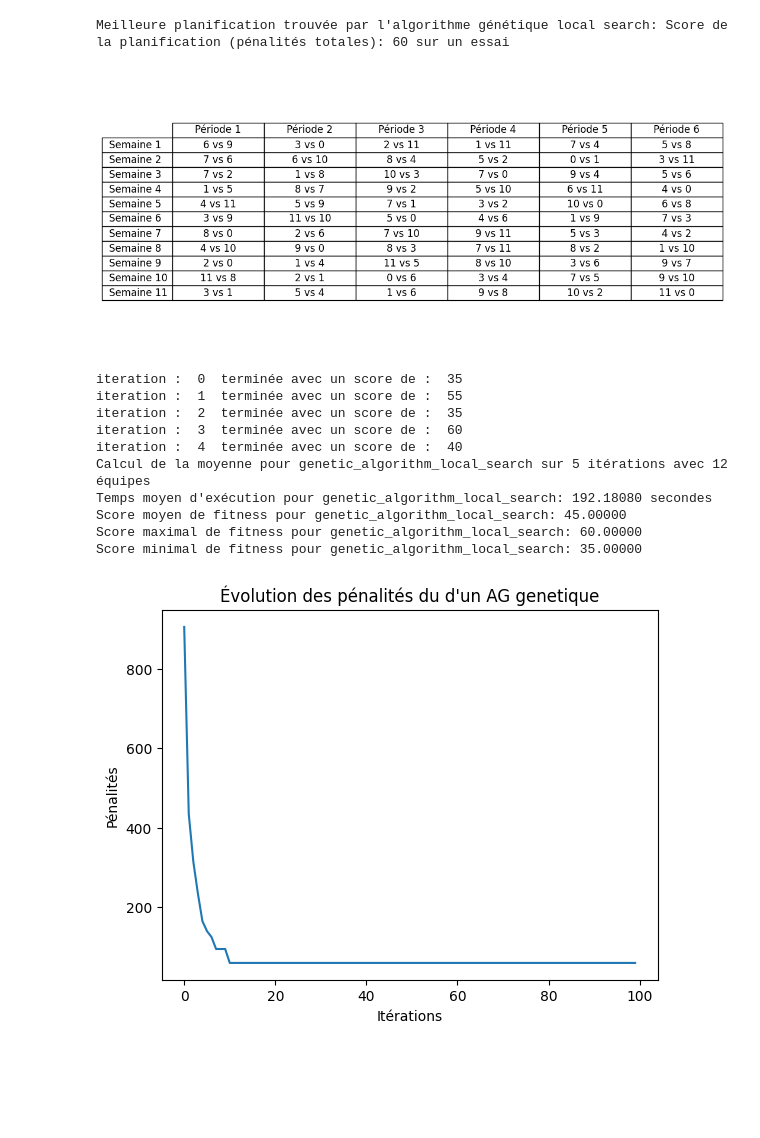
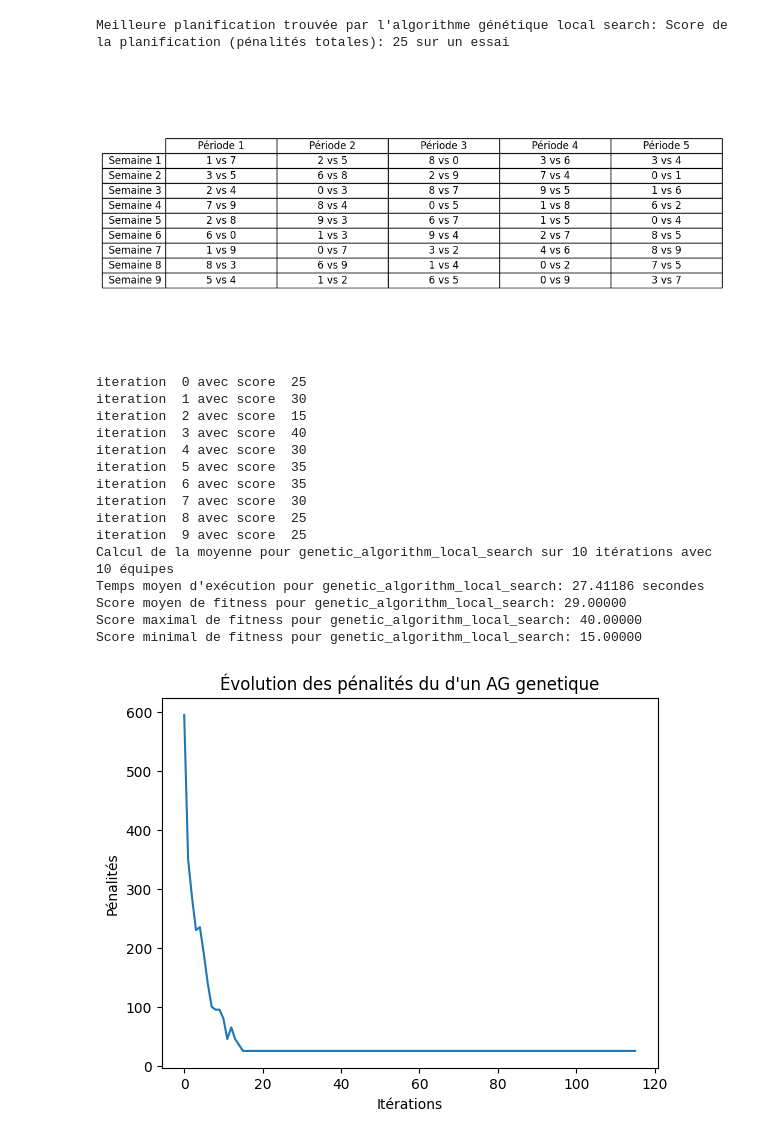
Before and after one commit to LandOS973/matheuristique, a Jupyter notebook: matheuristique.ipynb, the cells around one changed output. Saved outputs shown, nothing was run; the diff lists cells and outputs as text; code cells hidden in the pictures; blank space fills up the shorter version.

```diff
--- a/matheuristique.ipynb
+++ b/matheuristique.ipynb
@@ -213,7 +207,9 @@ Exemple de planification pour la recherche locale a partir d'un glouton : Score
     # Recuit simulé
     scheduleSimulatedAnnealing, penaltySimulatedAnnealing, penalty_history = simulated_annealing.simulated_annealing(scheduleRandom, num_teams, max_iterations=20000, initial_temp=200, cooling_rate=0.99, verbose=False)
     print("\n")
-    tableau_recap.append(mean_score('simulated_annealing_random', it=30))
+    tableau_recap.append(mean_score('simulated_annealing_random', it=30, num_teams=10))
+    mean_score('simulated_annealing_random', it=30, num_teams=10)
+    mean_score('simulated_annealing_random', it=30, num_teams=8)
     print(f"Exemple de planification pour le recuit simulé a partir d'un random : Score de la planification (pénalités totales): {penaltySimulatedAnnealing}")
     print_schedule(scheduleSimulatedAnnealing)
     iterations = [entry[0] for entry in penalty_history]
@@ -240,7 +244,7 @@ Exemple de planification pour le recuit simulé a partir d'un random : Score de
     # Recuit simulé
     scheduleSimulatedAnnealing, penaltySimulatedAnnealing, penalty_history = simulated_annealing.simulated_annealing(scheduleGlouton, num_teams, max_iterations=20000, initial_temp=200, cooling_rate=0.99, verbose=False)
     print("\n")
-    tableau_recap.append(mean_score('simulated_annealing_glouton', it=30))
+    #tableau_recap.append(mean_score('simulated_annealing_glouton', it=30))
     print(f"Exemple de planification pour le recuit simulé a partir d'un glouton : Score de la planification (pénalités totales): {penaltySimulatedAnnealing}")
     print_schedule(scheduleSimulatedAnnealing)
     iterations = [entry[0] for entry in penalty_history]
@@ -270,7 +266,8 @@ scheduleRandom = random_schedule.random_round_robin_schedule(num_teams)
 scheduleTabou, penaltyTabou, penalty_history = tabou.tabou_search(scheduleRandom, num_teams, max_iterations=30000, verbose=False)
 print("\n")
 
-tableau_recap.append(mean_score('tabou', it=50))
+tableau_recap.append(mean_score('tabou', it=50, num_teams=10))
+
 print(f"Exemple de planification pour la recherche tabou a partir d'un random : Score de la planification (pénalités totales): {penaltyTabou}")
 print_schedule(scheduleTabou)
 iterations = [entry[0] for entry in penalty_history]
@@ -304,7 +301,7 @@ best_schedule, best_penalty, penalty_history = AGSimple.genetic_algorithm(pop_si
 print(f"Meilleure planification trouvée par l'algorithme génétique simple: Score de la planification (pénalités totales): {best_penalty} sur un essai")
 print_schedule(best_schedule)
 
-tableau_recap.append(mean_score('genetic_algorithm_simple', it=30))
+tableau_recap.append(mean_score('genetic_algorithm_simple', it=30, num_teams=10))
 #plot the penalties
 iterations = [entry[0] for entry in penalty_history]
 penalties = [entry[1] for entry in penalty_history]
@@ -326,41 +323,46 @@ Score minimal de fitness pour genetic_algorithm_simple: 335.00000
 # %%
 # Example parameters
 pop_size = 100  # Size of the population
-max_generations = 100  # Number of generations to run
+max_generations = 200  # Number of generations to run
 
 # Run the genetic algorithm
 best_schedule, best_penalty, penalty_history = AGlocalsearch.genetic_algorithm(pop_size, num_teams, max_generations)
 
 # Print the best schedule found
 print(f"Meilleure planification trouvée par l'algorithme génétique local search: Score de la planification (pénalités totales): {best_penalty} sur un essai")
 print_schedule(best_schedule)
 
 
-tableau_recap.append(mean_score('genetic_algorithm_local_search', it=5))
+tableau_recap.append(mean_score('genetic_algorithm_local_search', it=10, num_teams=10))
 
 #plot the penalties
 iterations = [entry[0] for entry in penalty_history]
 penalties = [entry[1] for entry in penalty_history]
 
 plt.plot(iterations, penalties)
 plt.xlabel('Itérations')
 plt.ylabel('Pénalités')
 plt.title('Évolution des pénalités du d\'un AG genetique')
 plt.show()
 # %% [output]
-Meilleure planification trouvée par l'algorithme génétique local search: Score de la planification (pénalités totales): 60 sur un essai
+Meilleure planification trouvée par l'algorithme génétique local search: Score de la planification (pénalités totales): 25 sur un essai
-[figure, old version]
+[figure, new version]
-iteration :  0  terminée avec un score de :  35
-iteration :  1  terminée avec un score de :  55
-iteration :  2  terminée avec un score de :  35
-iteration :  3  terminée avec un score de :  60
-iteration :  4  terminée avec un score de :  40
-Calcul de la moyenne pour genetic_algorithm_local_search sur 5 itérations avec 12 équipes
-Temps moyen d'exécution pour genetic_algorithm_local_search: 192.18080 secondes
-Score moyen de fitness pour genetic_algorithm_local_search: 45.00000
-Score maximal de fitness pour genetic_algorithm_local_search: 60.00000
-Score minimal de fitness pour genetic_algorithm_local_search: 35.00000
+iteration  0 avec score  25
+iteration  1 avec score  30
+iteration  2 avec score  15
+iteration  3 avec score  40
+iteration  4 avec score  30
+iteration  5 avec score  35
+iteration  6 avec score  35
+iteration  7 avec score  30
+iteration  8 avec score  25
+iteration  9 avec score  25
+Calcul de la moyenne pour genetic_algorithm_local_search sur 10 itérations avec 10 équipes
+Temps moyen d'exécution pour genetic_algorithm_local_search: 27.41186 secondes
+Score moyen de fitness pour genetic_algorithm_local_search: 29.00000
+Score maximal de fitness pour genetic_algorithm_local_search: 40.00000
+Score minimal de fitness pour genetic_algorithm_local_search: 15.00000
-[figure, old version]
+[figure, new version]
 # %%
 mean_scores = [entry[1] for entry in tableau_recap]
 max_scores = [entry[2] for entry in tableau_recap]
```
Also changed, not shown: parts of 11 cells of this notebook, 5 other files.
